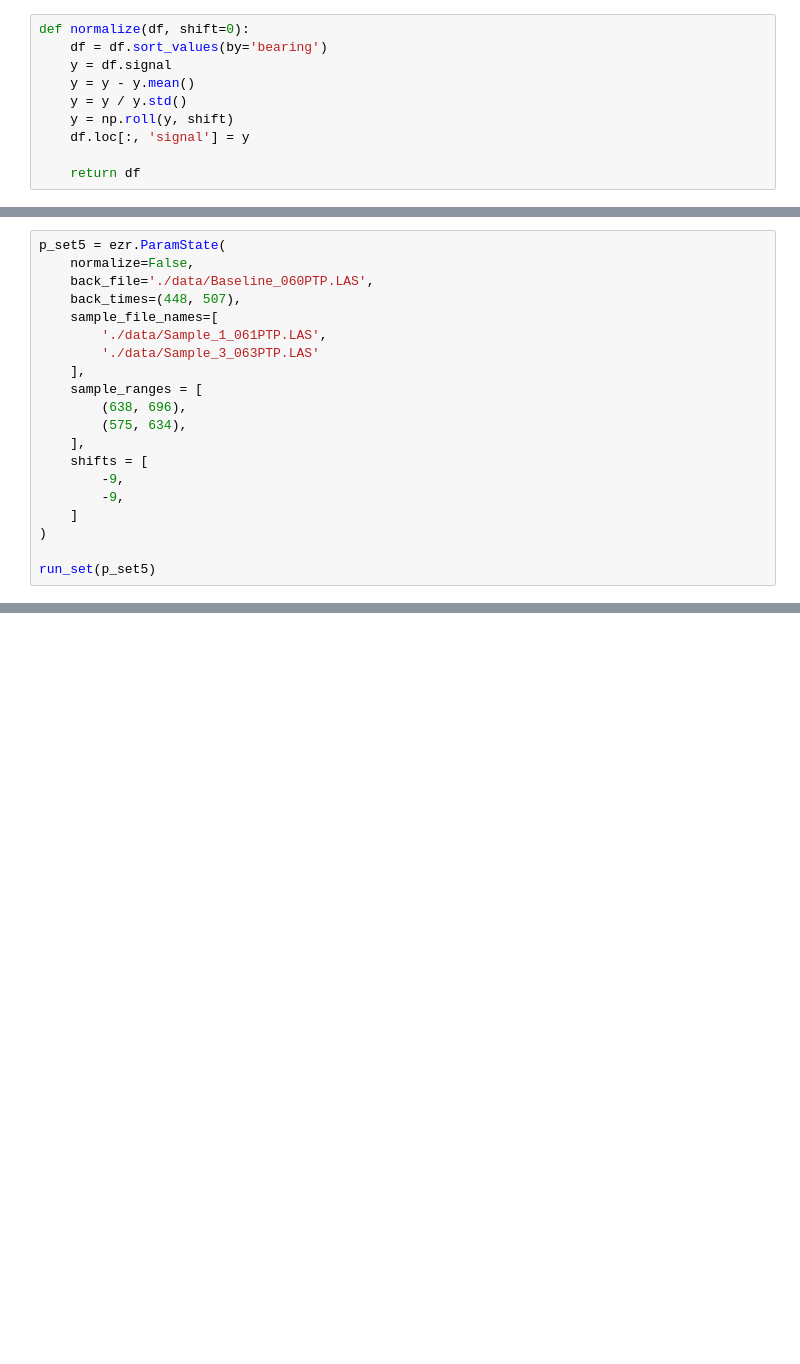
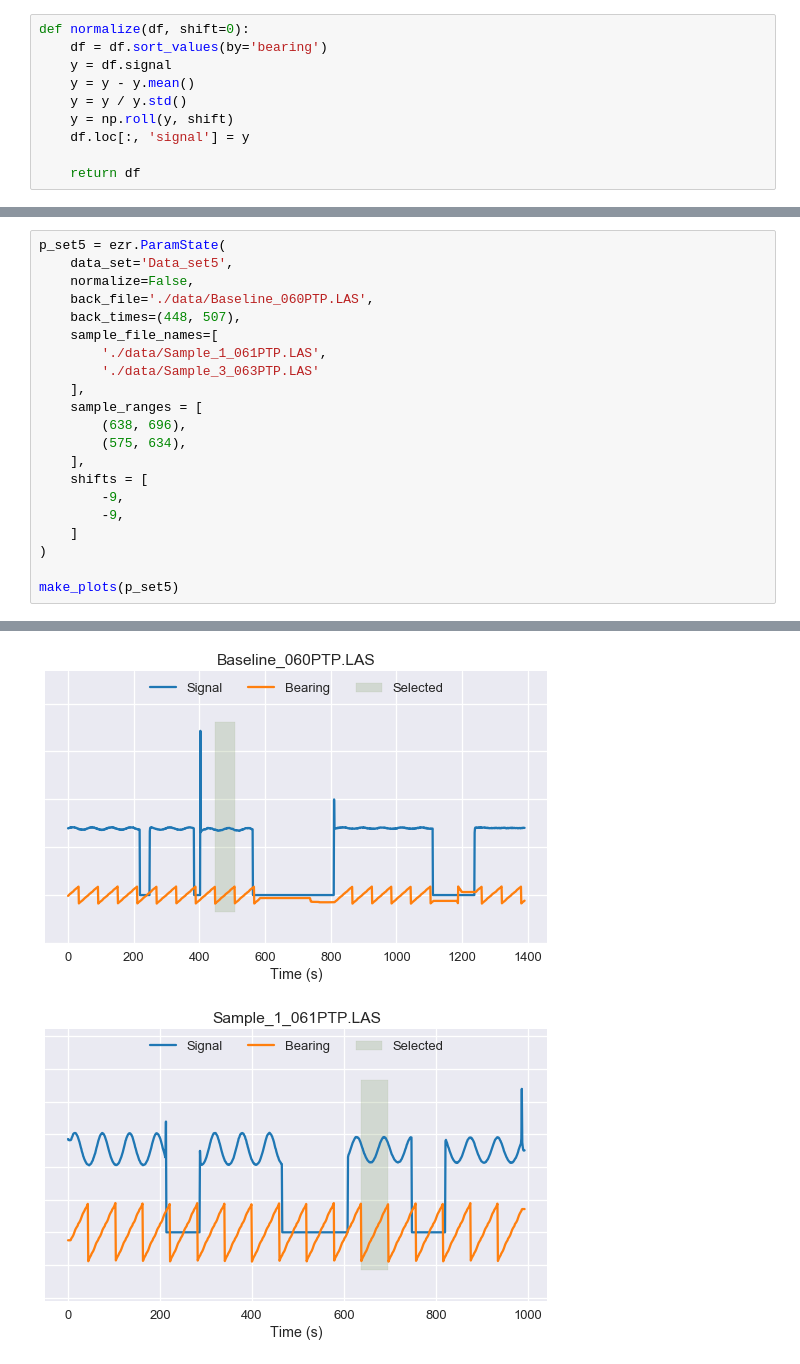
Before and after one commit to robdmc/braket_cable_angle, a Jupyter notebook: curve_shape/summary_analysis_v3.ipynb, the cells around one changed output, grey strips where cells are left out. Cells and saved outputs as stored; diff of their text form; blank space fills up the shorter version.

```diff
--- a/curve_shape/summary_analysis_v3.ipynb
+++ b/curve_shape/summary_analysis_v3.ipynb
@@ -161,5 +186,6 @@ run_set(p_set2)
 # %%
 p_set5 = ezr.ParamState(
+    data_set='Data_set5',
     normalize=False,
     back_file='./data/Baseline_060PTP.LAS',
     back_times=(448, 507),
@@ -177,5 +203,5 @@ p_set5 = ezr.ParamState(
     ]
 )
 
-run_set(p_set5)
+make_plots(p_set5)
 # %% [output]
@@ -187,0 +208,2 @@ run_set(p_set5)
+[figure, added]
+[figure, added]
```
Also changed, not shown: parts of 9 cells of this notebook.
